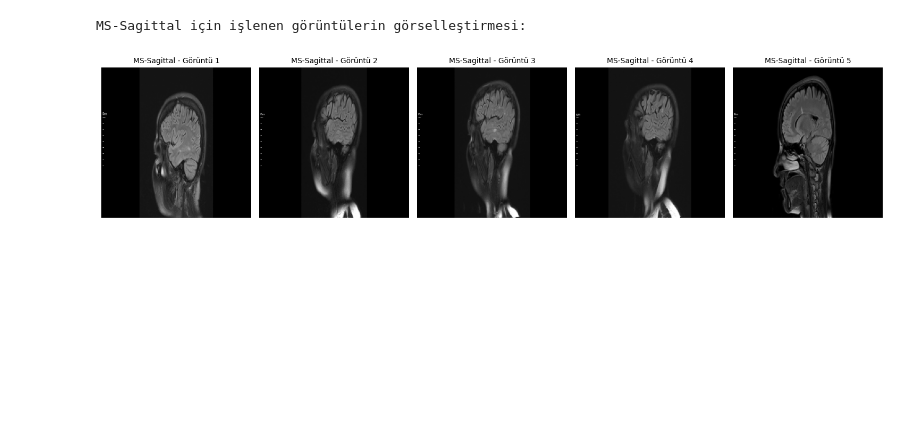
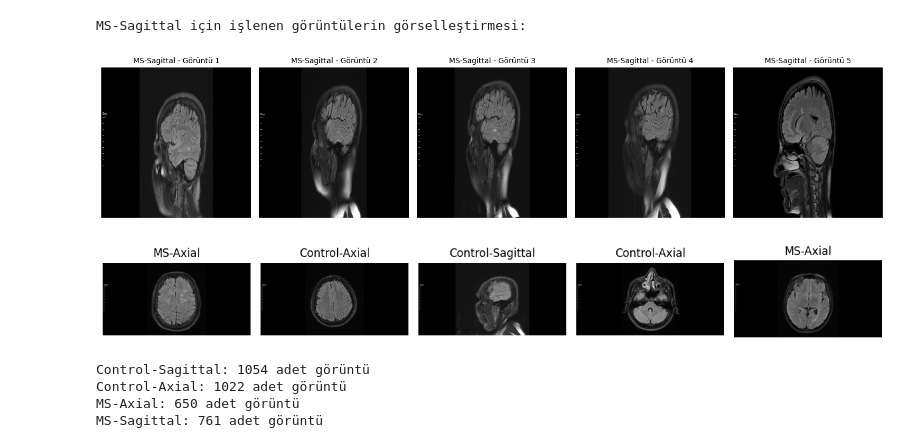
Before and after one commit to ceren-arslann/cerenonetelent23, a Jupyter notebook: Untitled10.ipynb, the cells around one changed output. Cells and saved outputs as stored; diff of their text form; code cells hidden in the pictures; blank space fills up the shorter version.

```diff
--- a/Untitled10.ipynb
+++ b/Untitled10.ipynb
@@ -140,6 +140,68 @@ MS-Axial için işlenen görüntülerin görselleştirmesi:
 [figure]
 MS-Sagittal için işlenen görüntülerin görselleştirmesi:
 [figure]
+# %%
+import os
+import random
+import matplotlib.pyplot as plt
+from PIL import Image
+
+def rastgele_goruntuleri_goster(klasor_yolu, num_samples=5):
+    tum_dosyalar = []
+
+    # Tüm alt klasörlerdeki dosya isimlerini topla
+    for etiket in os.listdir(klasor_yolu):
+        etiket_yolu = os.path.join(klasor_yolu, etiket)
+        if os.path.isdir(etiket_yolu):
+            dosyalar = [os.path.join(etiket_yolu, dosya) for dosya in os.listdir(etiket_yolu)]
+            tum_dosyalar.extend(dosyalar)
+
+    # Rastgele örnekler seç
+    secilen_dosyalar = random.sample(tum_dosyalar, num_samples)
+
+    # Görüntüleri görselleştir
+    plt.figure(figsize=(12, 8))
+    for i, dosya_yolu in enumerate(secilen_dosyalar):
+        img = Image.open(dosya_yolu)
+        plt.subplot(1, num_samples, i + 1)
+        plt.imshow(img)
+        plt.title(os.path.basename(os.path.dirname(dosya_yolu)))
+        plt.axis('off')
+    plt.tight_layout()
+    plt.show()
+
+# Örnek kullanım
+veri_seti_yolu = '/content/drive/MyDrive/Multiple Sclerosis-Proje Tasarımı/Multiple Sclerosis'  # Bu yolu veri setinizin yoluna göre güncelleyin
+rastgele_goruntuleri_goster(veri_seti_yolu)
+# %% [output]
+[figure, added]
+# %%
+import os
+
+def kategoriye_gore_goruntu_sayilari(klasor_yolu):
+    kategori_sayilari = {}
+
+    # Tüm alt klasörlerdeki dosya sayılarını topla
+    for kategori in os.listdir(klasor_yolu):
+        kategori_yolu = os.path.join(klasor_yolu, kategori)
+        if os.path.isdir(kategori_yolu):
+            dosya_sayisi = len([dosya for dosya in os.listdir(kategori_yolu) if os.path.isfile(os.path.join(kategori_yolu, dosya))])
+            kategori_sayilari[kategori] = dosya_sayisi
+
+    return kategori_sayilari
+
+# Örnek kullanım
+veri_seti_yolu = '/content/drive/MyDrive/Multiple Sclerosis-Proje Tasarımı/Multiple Sclerosis'  # Bu yolu veri setinizin yoluna göre güncelleyin
+sayilar = kategoriye_gore_goruntu_sayilari(veri_seti_yolu)
+
+# Sonuçları yazdır
+for kategori, sayi in sayilar.items():
+    print(f"{kategori}: {sayi} adet görüntü")
+# %% [output]
+Control-Sagittal: 1054 adet görüntü
+Control-Axial: 1022 adet görüntü
+MS-Axial: 650 adet görüntü
+MS-Sagittal: 761 adet görüntü
 # %%
 from sklearn.model_selection import train_test_split
 from tensorflow.keras.utils import to_categorical
```
Also changed, not shown: parts of 3 cells of this notebook.
